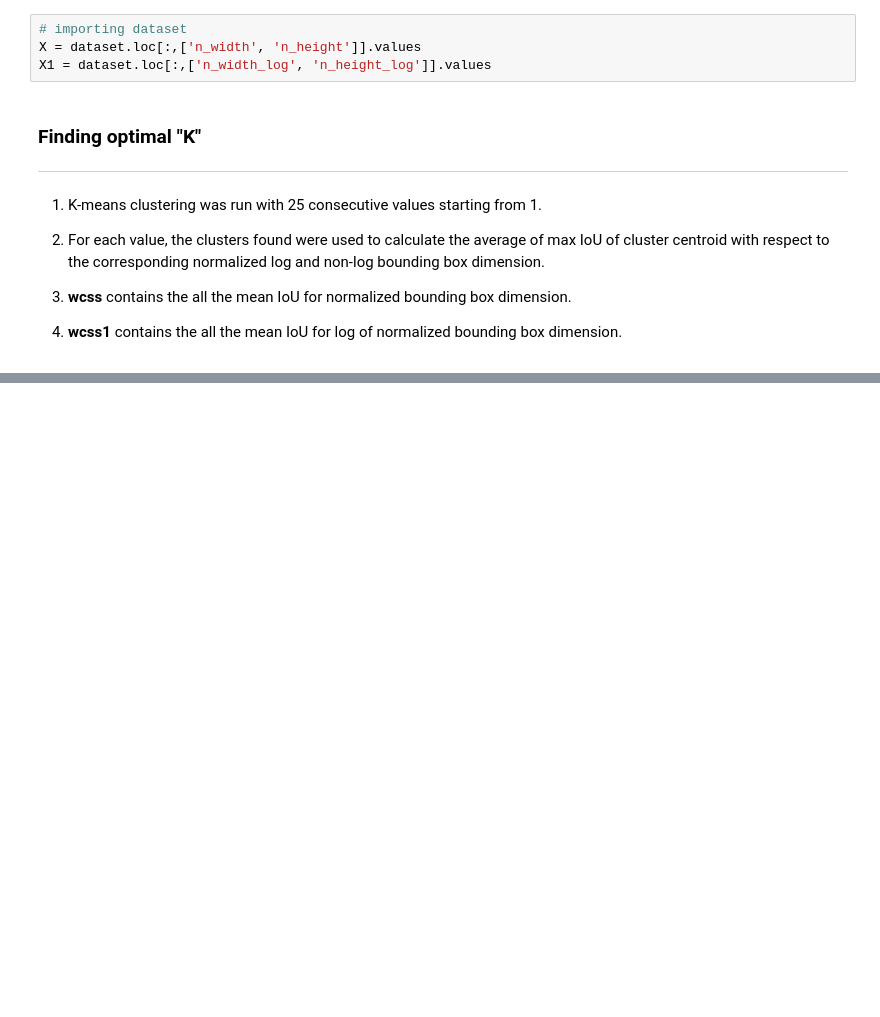
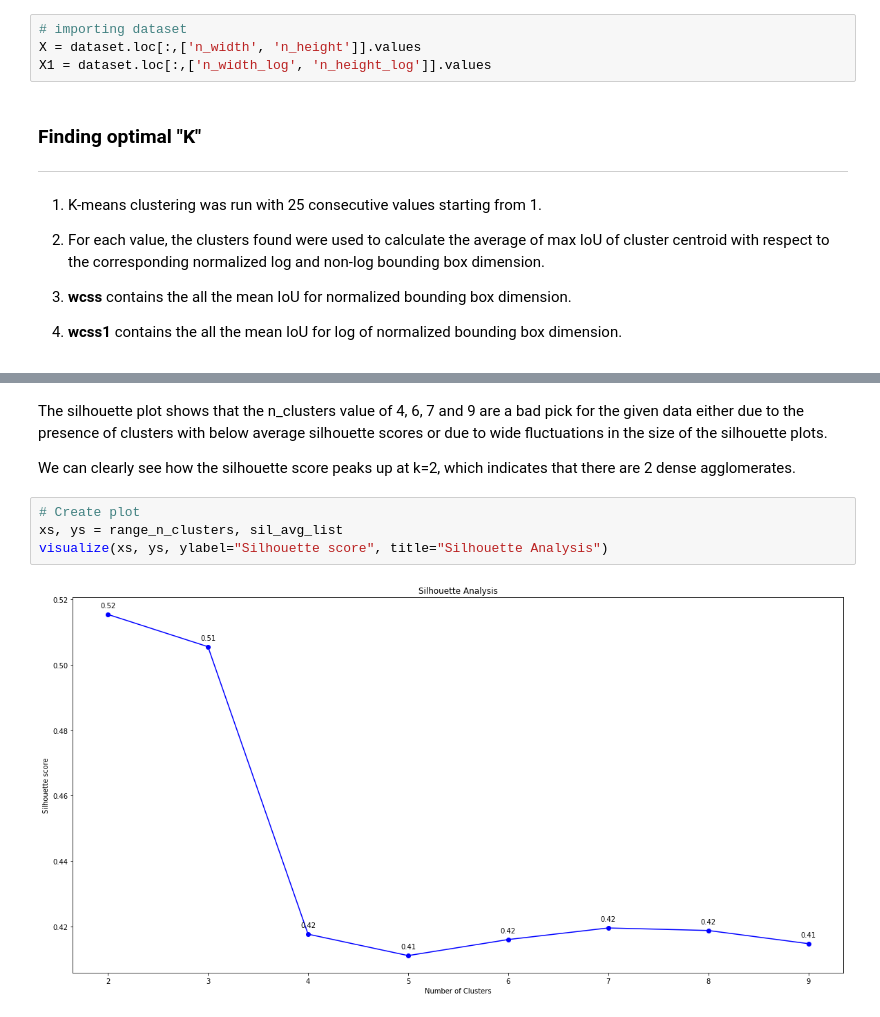
Before and after one commit to garima-mahato/EVA4, a Jupyter notebook: S12/AssignmentB/EVA4_Session12_AssignmentB.ipynb, the cells around one changed output, grey strips where cells are left out. Saved outputs shown, nothing was run; the diff lists cells and outputs as text; blank space fills up the shorter version.

```diff
--- a/S12/AssignmentB/EVA4_Session12_AssignmentB.ipynb
+++ b/S12/AssignmentB/EVA4_Session12_AssignmentB.ipynb
@@ -318 +474,11 @@ visualize(xs, ys)
+# %% [markdown]
+The silhouette plot shows that the n_clusters value of 4, 6, 7 and 9 are a bad pick for the given data either due to the presence of clusters with below average silhouette scores or due to wide fluctuations in the size of the silhouette plots.
+
+We can clearly see how the silhouette score peaks up at k=2, which indicates that there are 2 dense agglomerates.
+# %%
+# Create plot
+xs, ys = range_n_clusters, sil_avg_list
+visualize(xs, ys, ylabel="Silhouette score", title="Silhouette Analysis")
+# %% [output]
+[figure, added]
 # %% [markdown]
```
Also changed, not shown: parts of 14 cells of this notebook.
